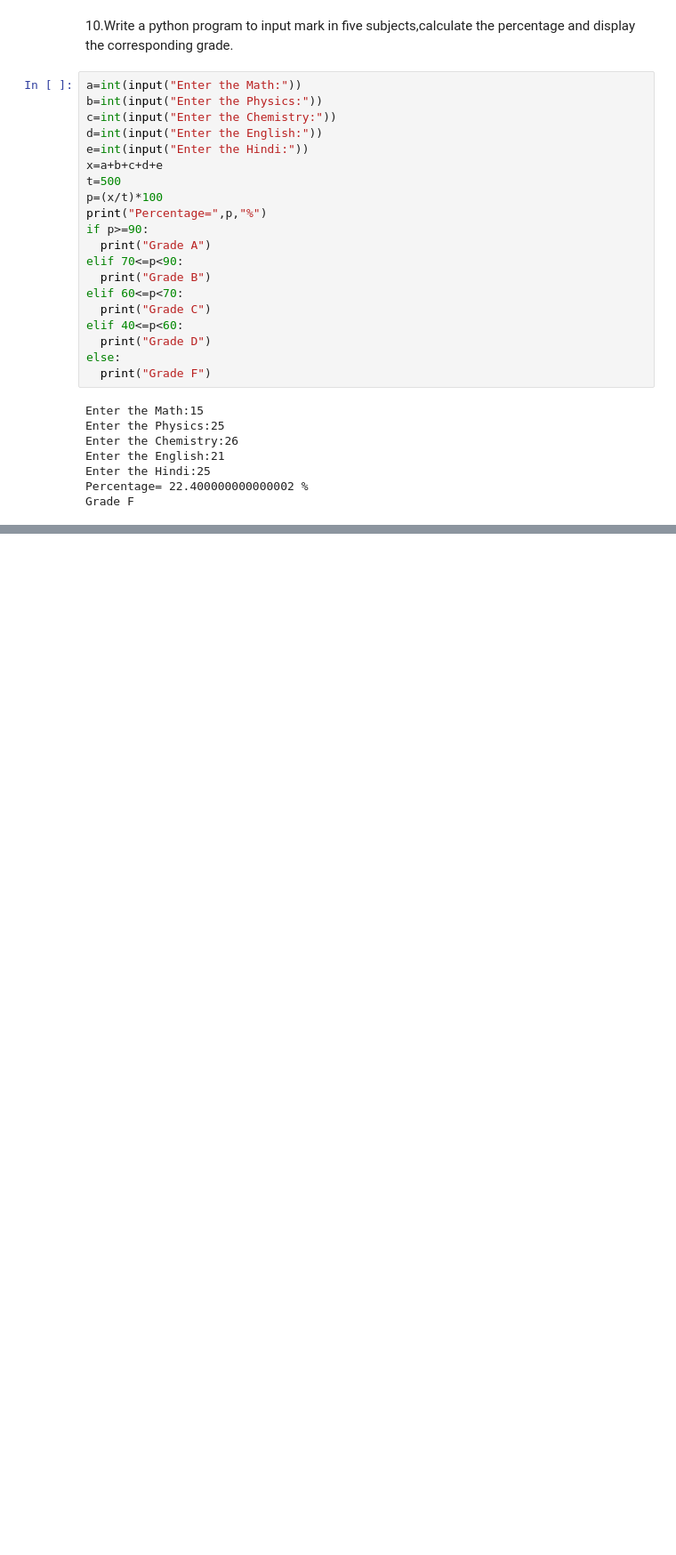
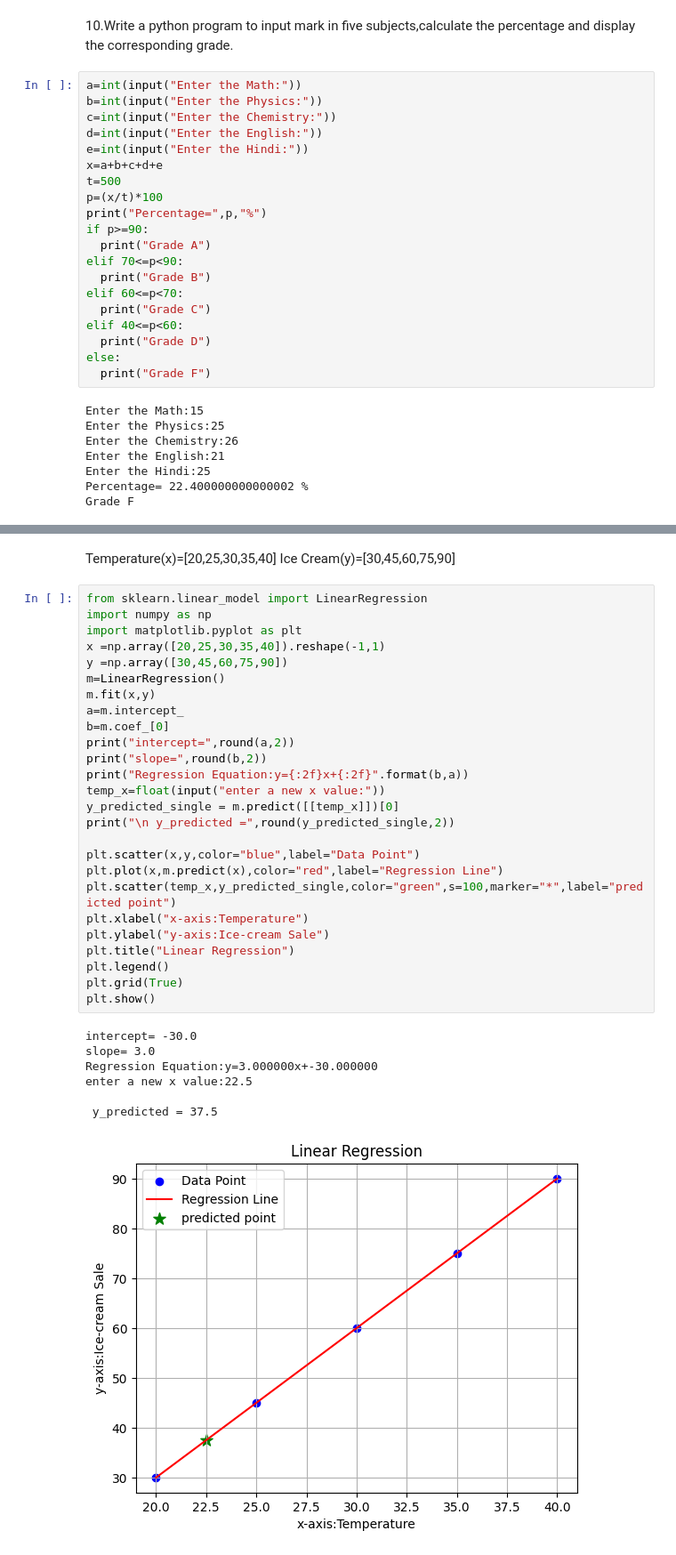
Before and after one commit to beherapriyanka186-netizen/python_nist, a Jupyter notebook: practice_question.ipynb, the cells around one changed output, grey strips where cells are left out. Shown at 89% size. Saved outputs shown, nothing was run; the diff lists cells and outputs as text; blank space fills up the shorter version.

```diff
--- a/practice_question.ipynb
+++ b/practice_question.ipynb
@@ -125,0 +288,37 @@ Grade F
+# %% [markdown]
+Temperature(x)=[20,25,30,35,40]
+Ice Cream(y)=[30,45,60,75,90]
+# %%
+from sklearn.linear_model import LinearRegression
+import numpy as np
+import matplotlib.pyplot as plt
+x =np.array([20,25,30,35,40]).reshape(-1,1)
+y =np.array([30,45,60,75,90])
+m=LinearRegression()
+m.fit(x,y)
+a=m.intercept_
+b=m.coef_[0]
+print("intercept=",round(a,2))
+print("slope=",round(b,2))
+print("Regression Equation:y={:2f}x+{:2f}".format(b,a))
+temp_x=float(input("enter a new x value:"))
+y_predicted_single = m.predict([[temp_x]])[0]
+print("\n y_predicted =",round(y_predicted_single,2))
+
+plt.scatter(x,y,color="blue",label="Data Point")
+plt.plot(x,m.predict(x),color="red",label="Regression Line")
+plt.scatter(temp_x,y_predicted_single,color="green",s=100,marker="*",label="predicted point")
+plt.xlabel("x-axis:Temperature")
+plt.ylabel("y-axis:Ice-cream Sale")
+plt.title("Linear Regression")
+plt.legend()
+plt.grid(True)
+plt.show()
+# %% [output]
+intercept= -30.0
+slope= 3.0
+Regression Equation:y=3.000000x+-30.000000
+enter a new x value:22.5
+
+ y_predicted = 37.5
+[figure, added]
```
Also changed, not shown: parts of 8 cells of this notebook.
